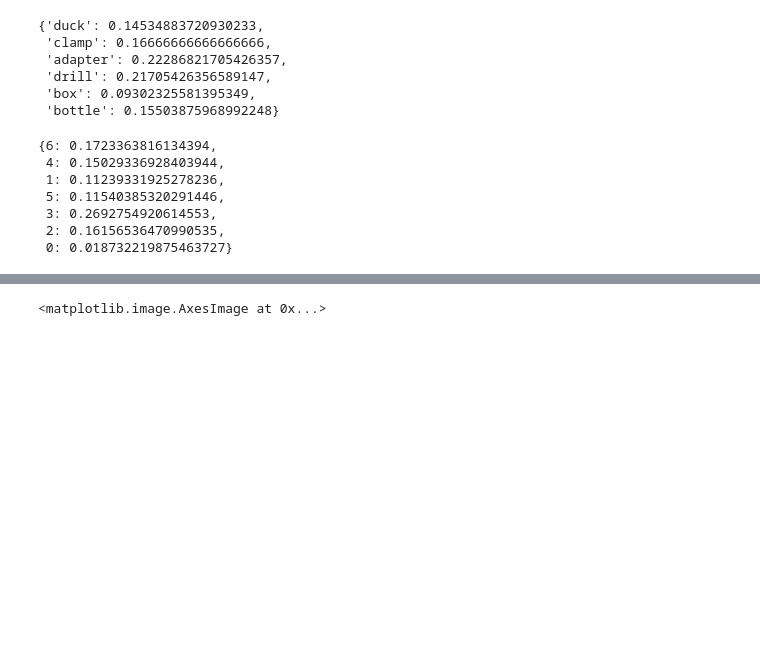
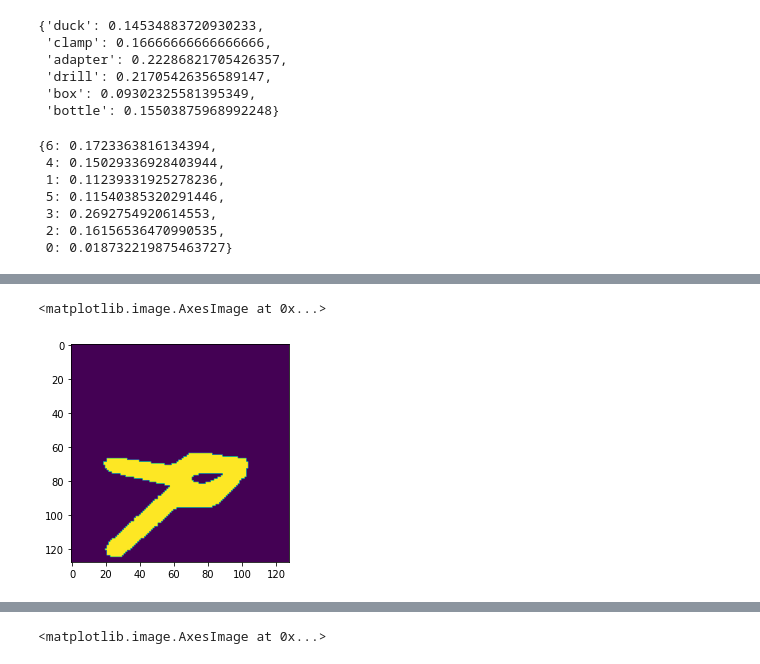
Before and after one commit to PawelPeczek/YetAnotherSegmentationExperiment, a Jupyter notebook: notebooks/KerasGeneratorUsage.ipynb, the cells around one changed output, grey strips where cells are left out. Saved outputs shown, nothing was run; the diff lists cells and outputs as text; code cells hidden in the pictures; blank space fills up the shorter version.

```diff
--- a/notebooks/KerasGeneratorUsage.ipynb
+++ b/notebooks/KerasGeneratorUsage.ipynb
@@ -87,0 +88,5 @@ Clipping input data to the valid range for imshow with RGB data ([0..1] for floa
+# %%
+plt.imshow(y[2][:, :, 4])
+# %% [output]
+<matplotlib.image.AxesImage at 0x...>
+[figure, added]
```
Also changed, not shown: parts of 5 cells of this notebook, 18 other files.
